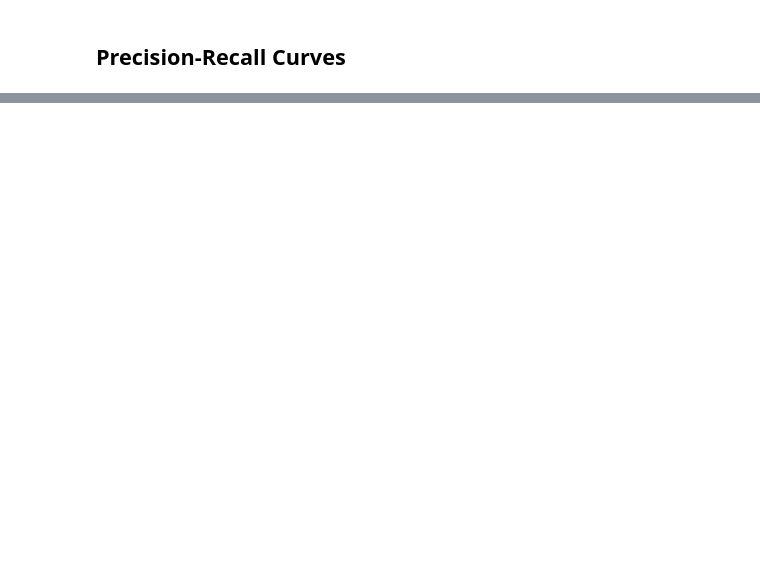
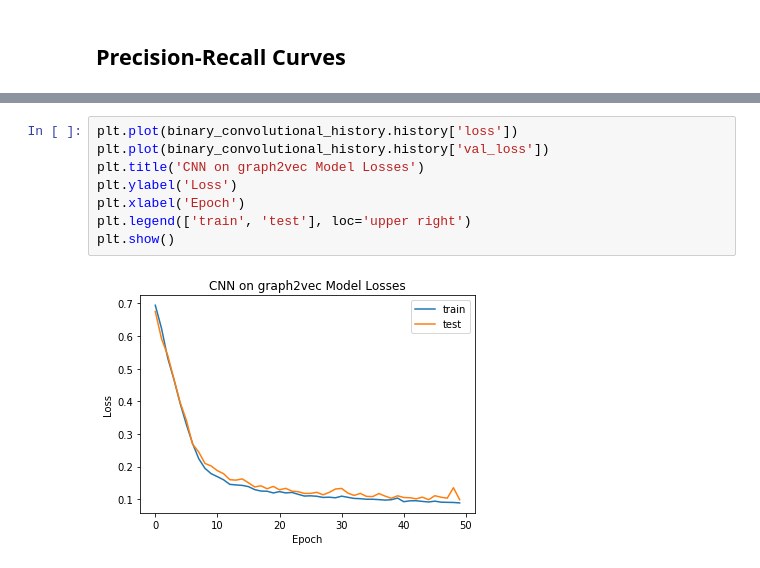
Before and after one commit to dj311/uob-summer-project, a Jupyter notebook: code/ML-evaluating-final-models.ipynb, the cells around one changed output, grey strips where cells are left out. Drawn from its saved outputs; the diff is of its cells as text; blank space fills up the shorter version.

```diff
--- a/code/ML-evaluating-final-models.ipynb
+++ b/code/ML-evaluating-final-models.ipynb
@@ -177,0 +322,10 @@ deep_rep = {'Model': ['Dense NN on graph2vec (Baseline)', 'CNN on graph2vec', 'S
+# %%
+plt.plot(binary_convolutional_history.history['loss'])
+plt.plot(binary_convolutional_history.history['val_loss'])
+plt.title('CNN on graph2vec Model Losses')
+plt.ylabel('Loss')
+plt.xlabel('Epoch')
+plt.legend(['train', 'test'], loc='upper right')
+plt.show()
+# %% [output]
+[figure, added]
```
Also changed, not shown: parts of 19 cells of this notebook.
